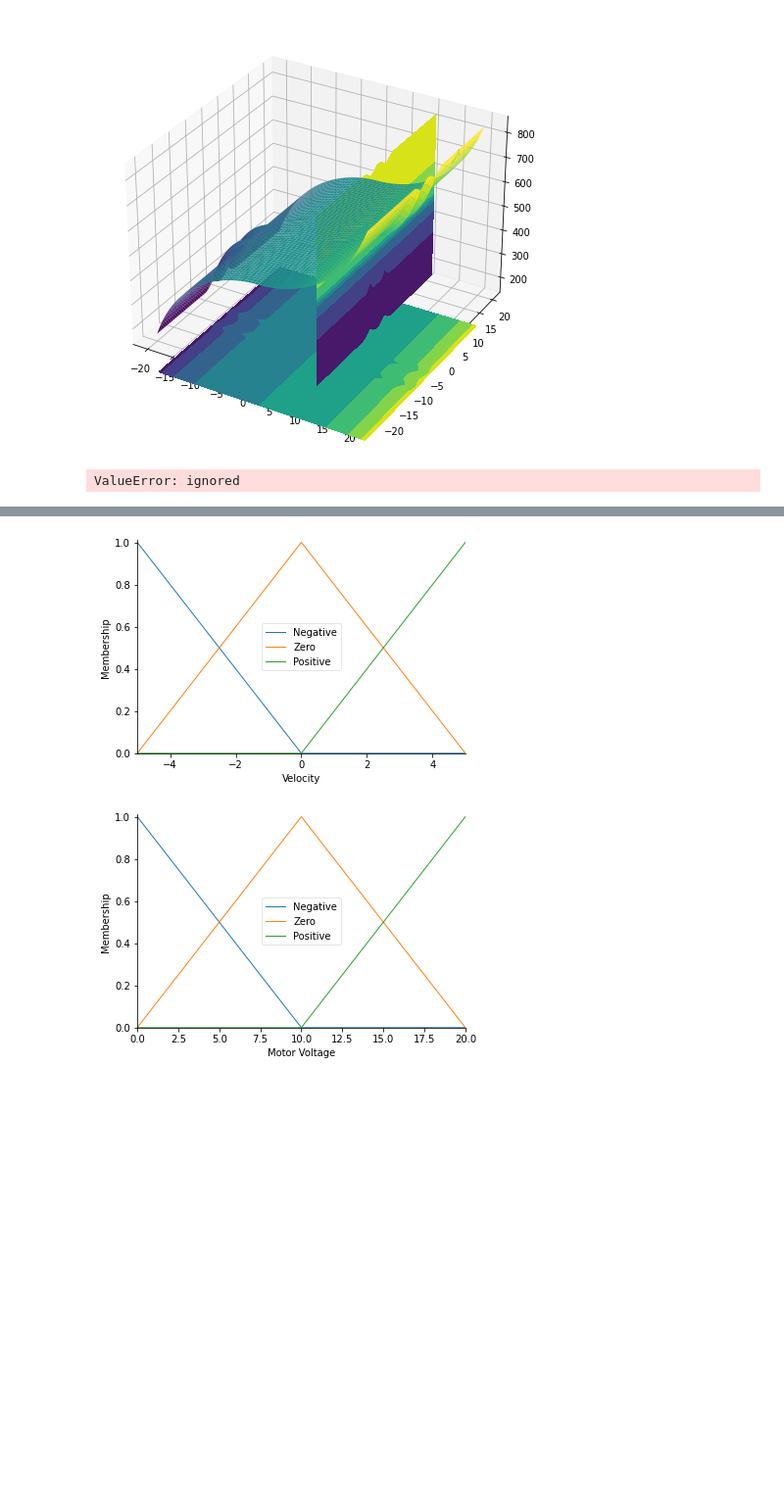
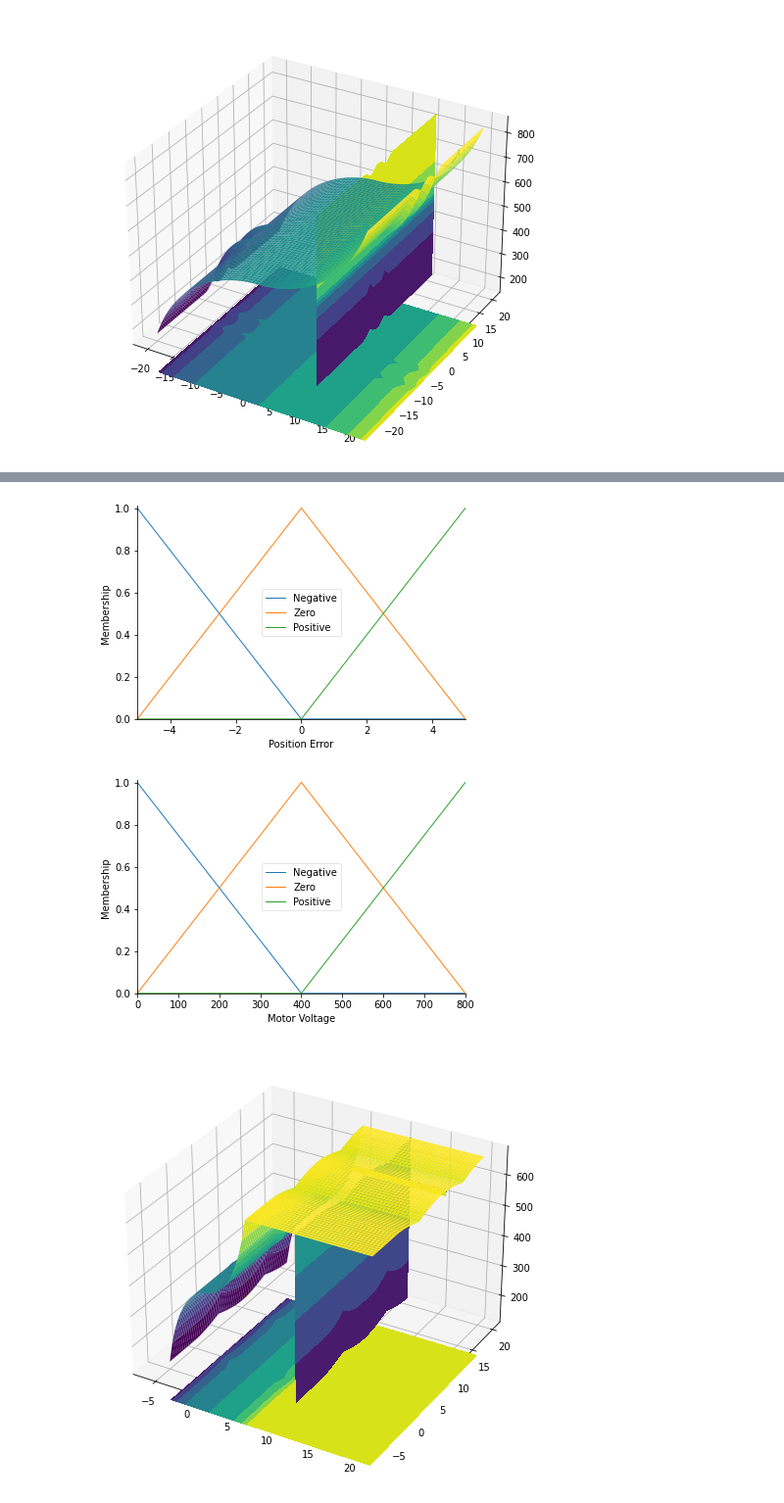
Before and after one commit to utopickaiser/AI-Homework, a Jupyter notebook: AI_Homework_W4_Fuzzy_Controller.ipynb, the cells around one changed output, grey strips where cells are left out. Shown at 98% size. Saved outputs shown, nothing was run; the diff lists cells and outputs as text; code cells hidden in the pictures; blank space fills up the shorter version.

```diff
--- a/AI_Homework_W4_Fuzzy_Controller.ipynb
+++ b/AI_Homework_W4_Fuzzy_Controller.ipynb
@@ -206,9 +206,9 @@ from skfuzzy import control as ctrl
 import math
 import matplotlib.pyplot as plt
 from mpl_toolkits.mplot3d import Axes3D
-universe = np.linspace(0,10,61)
-universe1 = np.linspace(0,10,61)
-universe2 = np.linspace(10,30,61)
+universe = np.linspace(0,20,61)
+universe1 = np.linspace(-5,5,61)
+universe2 = np.linspace(0,1000,61)
 surface = ctrl.Antecedent(universe, 'Surface')
 da = ctrl.Antecedent(universe1, 'Dust Amount')
 force = ctrl.Consequent(universe2,'Force')
@@ -249,7 +249,7 @@ rule3 = ctrl.Rule(antecedent = (surface['Carpet'] & da['Very Dirty']
 
 system = ctrl.ControlSystem(rules = [rule0,rule1,rule2,rule3])
 sim = ctrl.ControlSystemSimulation(system, flush_after_run = 61*61+1)
-upsampled = np.linspace(-50,50,61)
+upsampled = np.linspace(0,10,61)
 x,y = np.meshgrid(upsampled, upsampled)
 z = np.zeros_like(x)
 for i in range(61):
@@ -436,38 +436,38 @@ import math
 import matplotlib.pyplot as plt
 from mpl_toolkits.mplot3d import Axes3D
 # Thiết lập cách giá trị
-universe = np.linspace(0,20,61)
-universe1 = np.linspace(-5,5,61)
-universe2 = np.linspace(0,20,61)
+universe = np.linspace(-5,5,61)
+universe1 = np.linspace(0,20,61)
+universe2 = np.linspace(0,800,61)
 pos = ctrl.Antecedent(universe, 'Position Error')
 vel = ctrl.Antecedent(universe1, 'Velocity')
 vol = ctrl.Consequent(universe2,'Motor Voltage')
 item1 = ['Negative' , 'Zero' ,'Positive']
+item3 = ['Negative' , 'Zero' ,'Positive']
+pos.automf(names = item1)
 vel.automf(names = item1)
-pos.automf(names = item1)
-vol.automf(names = item1)
+vol.automf(names = item3)
+vel.view()
 pos.view()
-vel.view()
 vol.view()
 rule0 = ctrl.Rule(antecedent = (pos['Positive'] & vel['Negative']|
                                 pos['Positive'] & vel['Positive']|
                                 pos['Positive'] & vel['Zero']),
-                   consequent = vol['Positive'], label = 'Voltage Positive')
-
-rule1 = ctrl.Rule(antecedent = (vel['Negative'] & acc['Negative']|
-                                vel['Negative'] & acc['Positive']|
-                                vel['Negative'] & acc['Zero']),
-                   consequent = vol['Negative'], label = 'Force Negative')
-rule2 = ctrl.Rule(antecedent = (vel['Zero'] & acc['Zero']|
-                                vel['Zero'] & acc['Positive']|
-                                vel['Zero'] & acc['Negative']),
+                   consequent = vol['Positive'], label = 'Positive')
+rule1 = ctrl.Rule(antecedent = (pos['Negative'] & vel['Negative']|
+                                pos['Negative'] & vel['Positive']|
+                                pos['Negative'] & vel['Zero']),
+                   consequent = vol['Negative'], label = 'Negative')
+rule2 = ctrl.Rule(antecedent = (pos['Zero'] & vel['Zero']|
+                                pos['Zero'] & vel['Positive']|
+                                pos['Zero'] & vel['Negative']),
                    consequent = vol['Zero'], label = 'Zero')
 
 
 
 system = ctrl.ControlSystem(rules = [rule0,rule1,rule2])
 sim = ctrl.ControlSystemSimulation(system, flush_after_run = 61*61+1)
-upsampled = np.linspace(-20,20,61)
+upsampled = np.linspace(-5,20,61)
 x,y = np.meshgrid(upsampled, upsampled)
 z = np.zeros_like(x)
 for i in range(61):
@@ -486,4 +486,3 @@ cset = ax.contourf(x,y,z, zdir = 'x', offset = 11, cmap = 'viridis', anpha = 0.5
 cset = ax.contourf(x,y,z, zdir = 'y', offset = 11, cmap = 'viridis', anpha = 0.5 )
 ax.view_init(30,300)
 # %% [output]
-ValueError: ignored
@@ -491,2 +490,3 @@ ValueError: ignored
-[figure, old version]
+[figure, new version]
-[figure, old version]
+[figure, new version]
+[figure, added]
```
Also changed, not shown: parts of 2 cells of this notebook.
